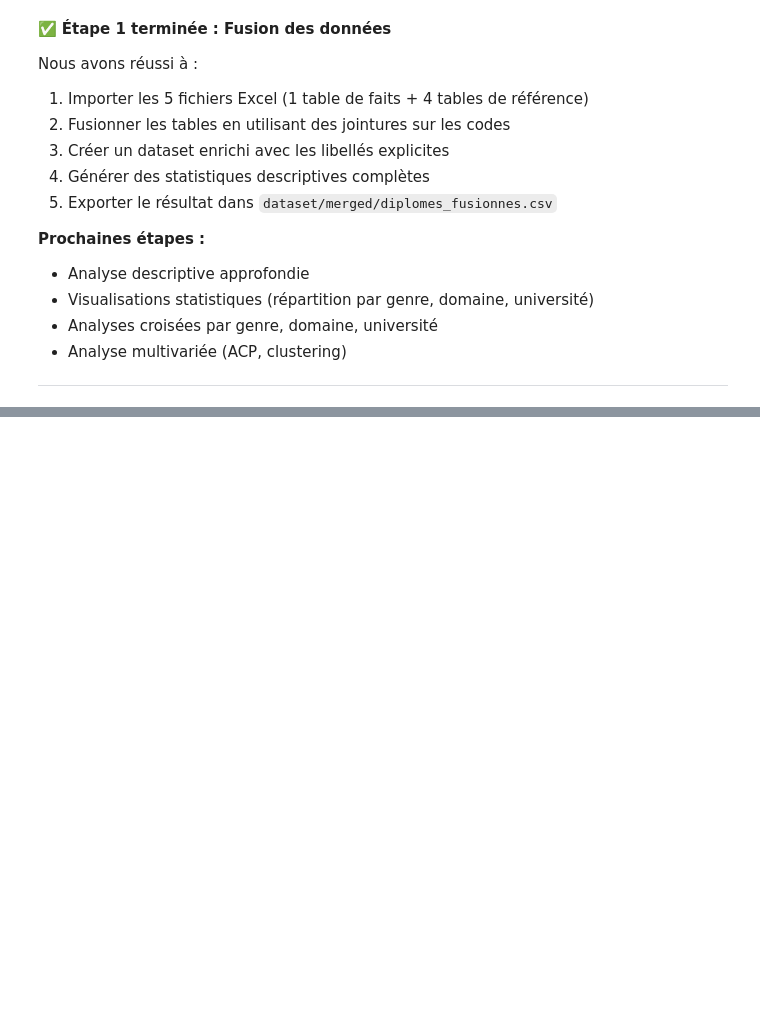
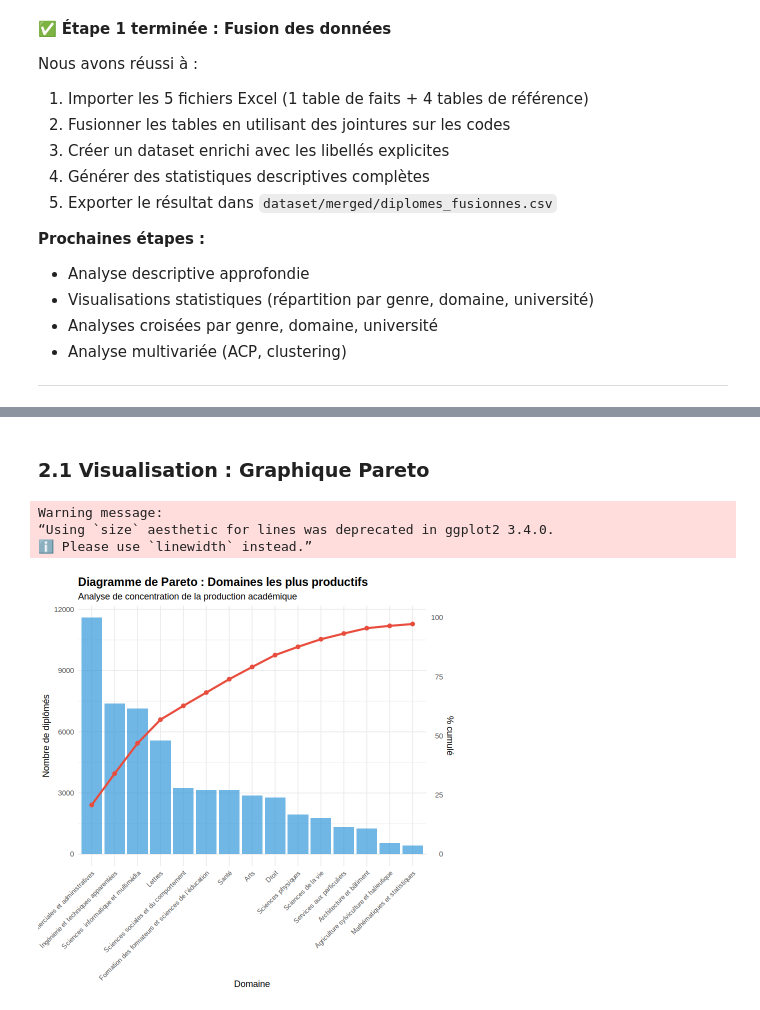
Before and after one commit to abderrahmenyoussef/Higher-Education-Graduates-Analysis, a Jupyter notebook: notebooks/Analyse_Statistique.ipynb, the cells around one changed output, grey strips where cells are left out. Saved outputs shown, nothing was run; the diff lists cells and outputs as text; code cells hidden in the pictures; blank space fills up the shorter version.

```diff
--- a/notebooks/Analyse_Statistique.ipynb
+++ b/notebooks/Analyse_Statistique.ipynb
@@ -446,0 +665,31 @@ Nous avons réussi à :
+# %% [markdown]
+### 2.1 Visualisation : Graphique Pareto
+# %%
+# Graphique Pareto (barres + courbe cumulative)
+top15_domaines <- head(domaines_prodution, 15)
+
+ggplot(top15_domaines, aes(x = reorder(domaine_nom, -Total_diplomes))) +
+  geom_bar(aes(y = Total_diplomes), stat = "identity", fill = "#3498db", alpha = 0.7) +
+  geom_line(aes(y = Pct_cumule * max(Total_diplomes) / 100, group = 1),
+            color = "#e74c3c", size = 1.2) +
+  geom_point(aes(y = Pct_cumule * max(Total_diplomes) / 100),
+             color = "#e74c3c", size = 2) +
+  scale_y_continuous(
+    name = "Nombre de diplômés",
+    sec.axis = sec_axis(~. * 100 / max(top15_domaines$Total_diplomes), name = "% cumulé")
+  ) +
+  labs(
+    title = "Diagramme de Pareto : Domaines les plus productifs",
+    subtitle = "Analyse de concentration de la production académique",
+    x = "Domaine"
+  ) +
+  theme_minimal() +
+  theme(
+    axis.text.x = element_text(angle = 45, hjust = 1, size = 8),
+    plot.title = element_text(face = "bold", size = 14)
+  )
+# %% [output]
+Warning message:
+“Using `size` aesthetic for lines was deprecated in ggplot2 3.4.0.
+ℹ Please use `linewidth` instead.”
+[figure, added]
```
Also changed, not shown: parts of 25 cells of this notebook.
